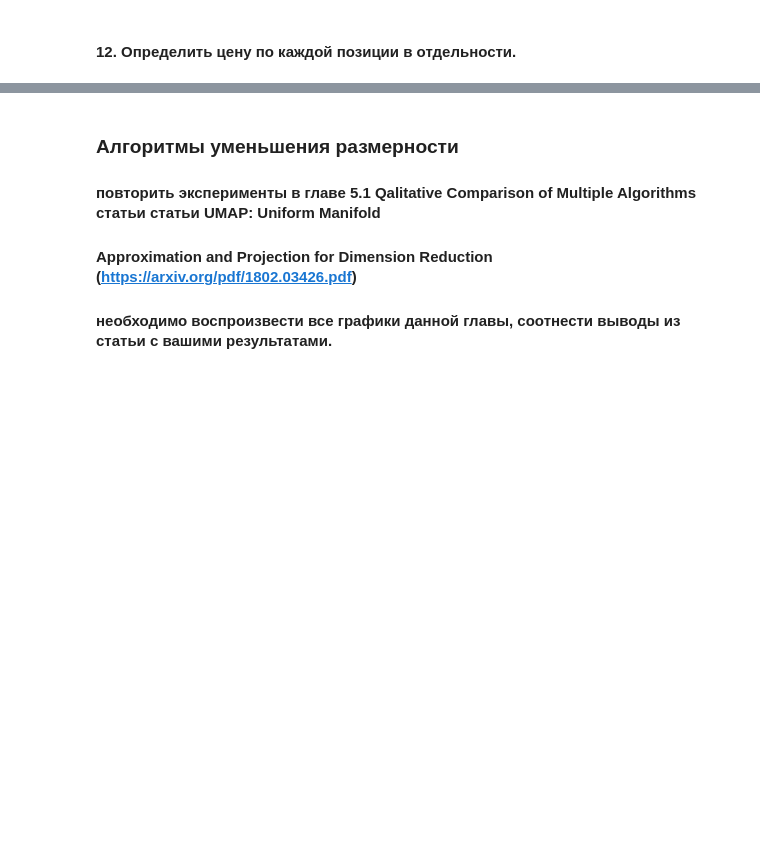
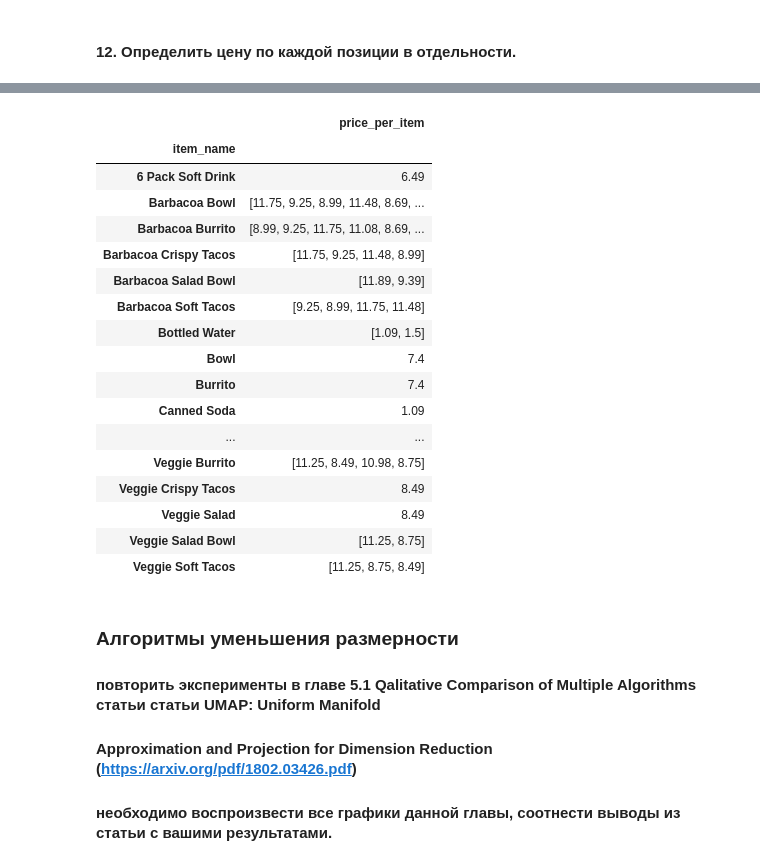
Before and after one commit to JuliaKil/intelligent-systems, a Jupyter notebook: Pandas&DimensionalityReduction.ipynb, the cells around one changed output, grey strips where cells are left out. Drawn from its saved outputs; the diff is of its cells as text; code cells hidden in the pictures; blank space fills up the shorter version.

```diff
--- a/Pandas&DimensionalityReduction.ipynb
+++ b/Pandas&DimensionalityReduction.ipynb
@@ -164,3 +182,24 @@ steaks.groupby('order_id').agg({'quantity':np.sum,
+# %%
+df.groupby(['item_name']).agg({'price_per_item':lambda x:x.unique()})
+# %% [output]
+|  | price_per_item |
+| item_name |  |
+| 6 Pack Soft Drink | 6.49 |
+| Barbacoa Bowl | [11.75, 9.25, 8.99, 11.48, 8.69, ... |
+| Barbacoa Burrito | [8.99, 9.25, 11.75, 11.08, 8.69, ... |
+| Barbacoa Crispy Tacos | [11.75, 9.25, 11.48, 8.99] |
+| Barbacoa Salad Bowl | [11.89, 9.39] |
+| Barbacoa Soft Tacos | [9.25, 8.99, 11.75, 11.48] |
+| Bottled Water | [1.09, 1.5] |
+| Bowl | 7.4 |
+| Burrito | 7.4 |
+| Canned Soda | 1.09 |
+| ... | ... |
+| Veggie Burrito | [11.25, 8.49, 10.98, 8.75] |
+| Veggie Crispy Tacos | 8.49 |
+| Veggie Salad | 8.49 |
+| Veggie Salad Bowl | [11.25, 8.75] |
+| Veggie Soft Tacos | [11.25, 8.75, 8.49] |
 # %% [markdown]
 ### Алгоритмы уменьшения размерности
 
```
Also changed, not shown: parts of 3 cells of this notebook.
